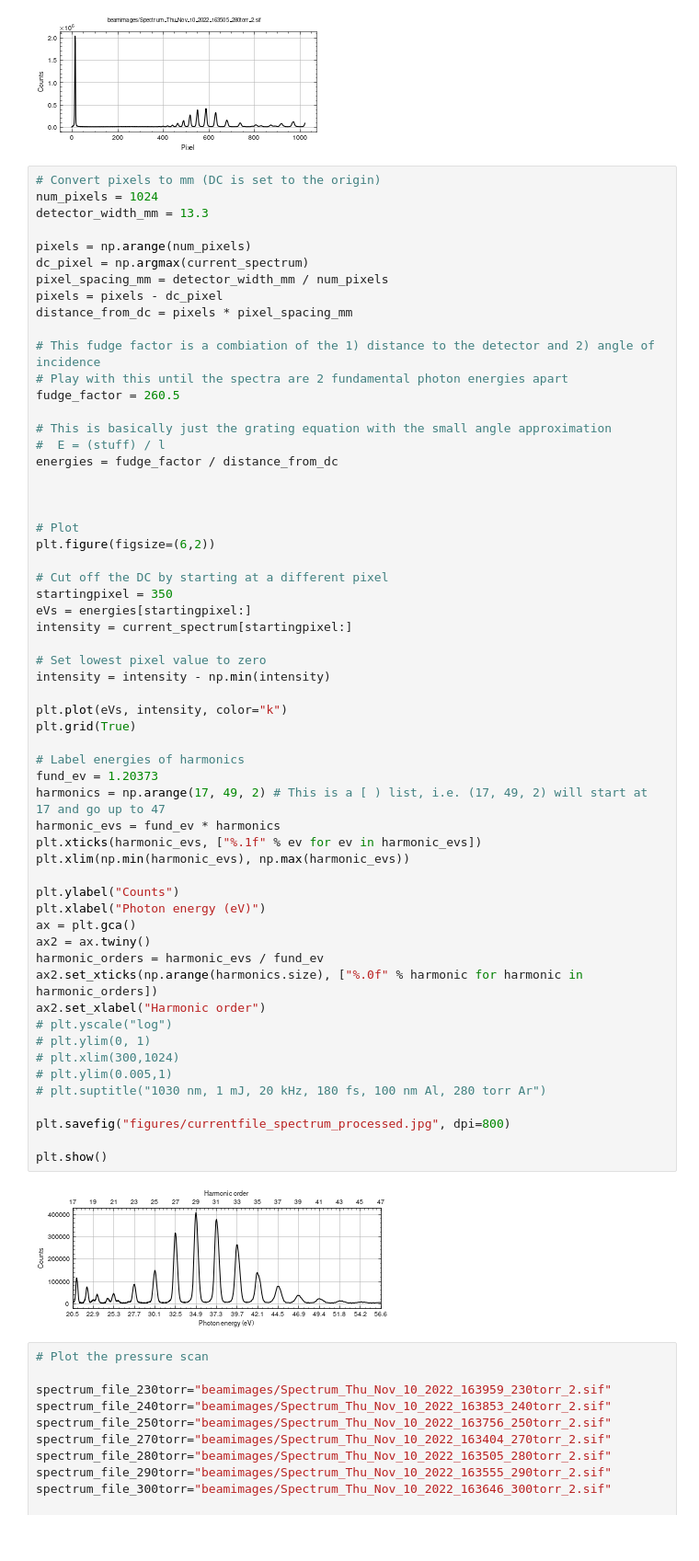
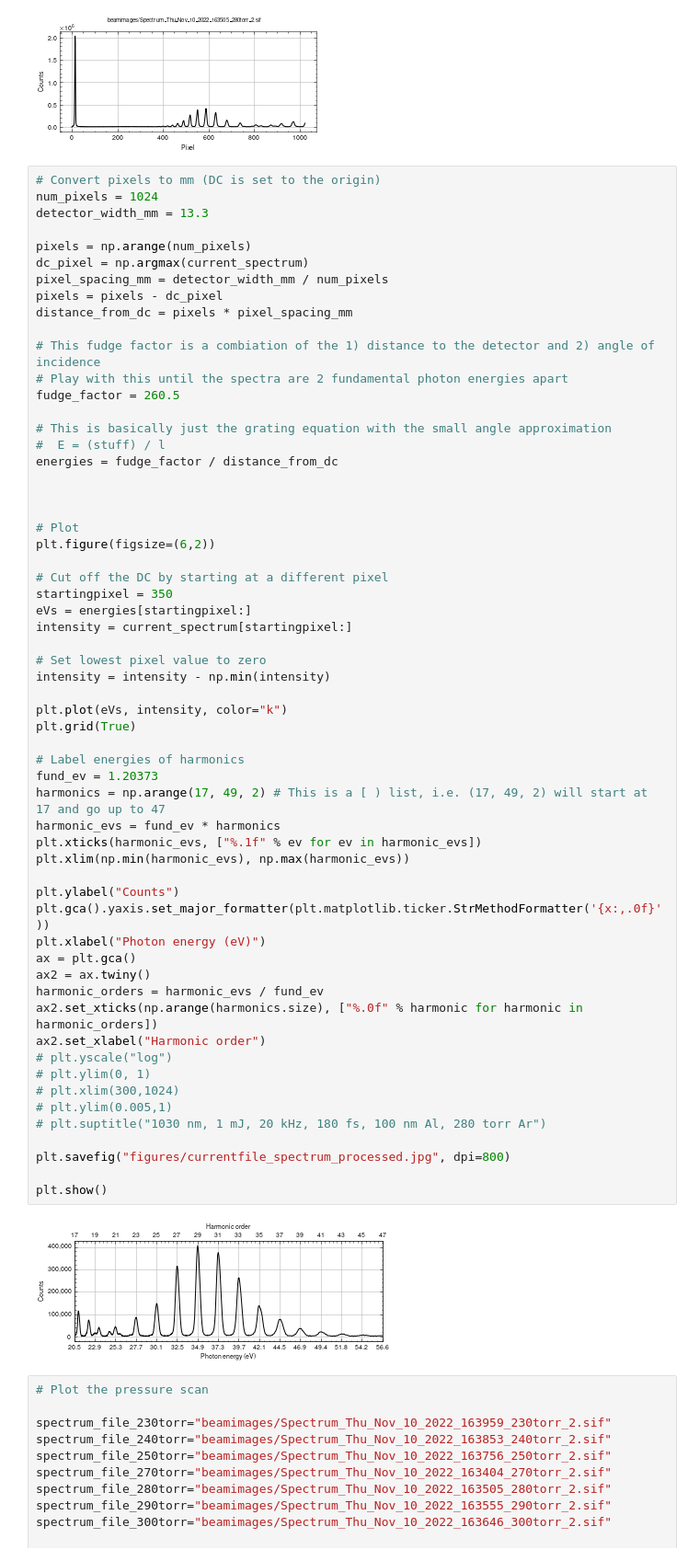
Before and after one commit to jeremythurston/spectrometer_calibration, a Jupyter notebook: spectrometer_calibration.ipynb, the cells around one changed output. Shown: that part at 92% size. Drawn from its saved outputs; the diff is of its cells as text.

```diff
--- a/spectrometer_calibration.ipynb
+++ b/spectrometer_calibration.ipynb
@@ -108,34 +108,35 @@ intensity = current_spectrum[startingpixel:]
 # Set lowest pixel value to zero
 intensity = intensity - np.min(intensity)
 
 plt.plot(eVs, intensity, color="k")
 plt.grid(True)
 
 # Label energies of harmonics
 fund_ev = 1.20373
 harmonics = np.arange(17, 49, 2) # This is a [ ) list, i.e. (17, 49, 2) will start at 17 and go up to 47
 harmonic_evs = fund_ev * harmonics
 plt.xticks(harmonic_evs, ["%.1f" % ev for ev in harmonic_evs])
 plt.xlim(np.min(harmonic_evs), np.max(harmonic_evs))
 
 plt.ylabel("Counts")
+plt.gca().yaxis.set_major_formatter(plt.matplotlib.ticker.StrMethodFormatter('{x:,.0f}'))
 plt.xlabel("Photon energy (eV)")
 ax = plt.gca()
 ax2 = ax.twiny()
 harmonic_orders = harmonic_evs / fund_ev
 ax2.set_xticks(np.arange(harmonics.size), ["%.0f" % harmonic for harmonic in harmonic_orders])
 ax2.set_xlabel("Harmonic order")
 # plt.yscale("log")
 # plt.ylim(0, 1)
 # plt.xlim(300,1024)
 # plt.ylim(0.005,1)
 # plt.suptitle("1030 nm, 1 mJ, 20 kHz, 180 fs, 100 nm Al, 280 torr Ar")
 
 plt.savefig("figures/currentfile_spectrum_processed.jpg", dpi=800)
 
 plt.show()
 # %% [output]
-[figure, old version]
+[figure, new version]
 # %%
 # Plot the pressure scan
 
```
